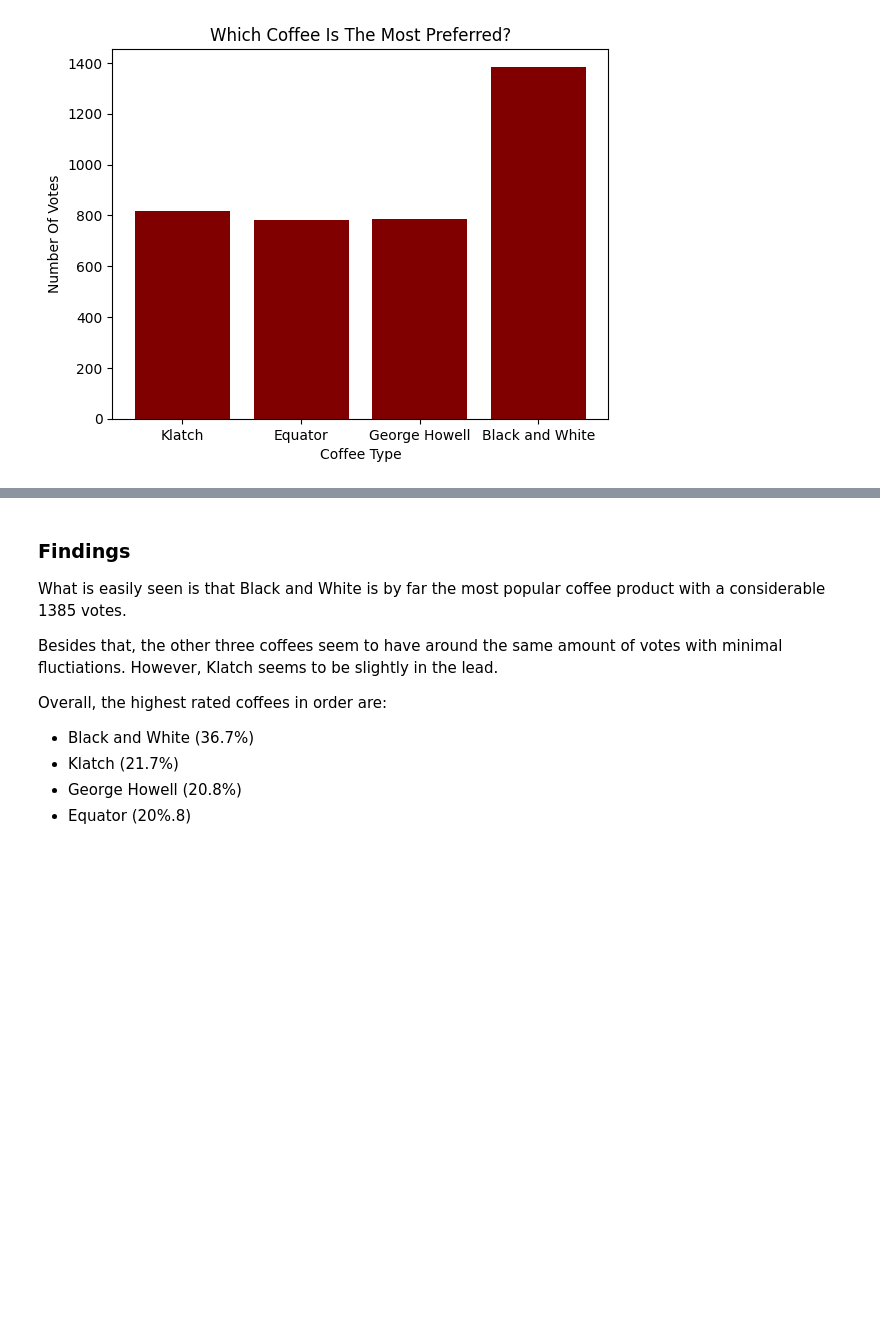
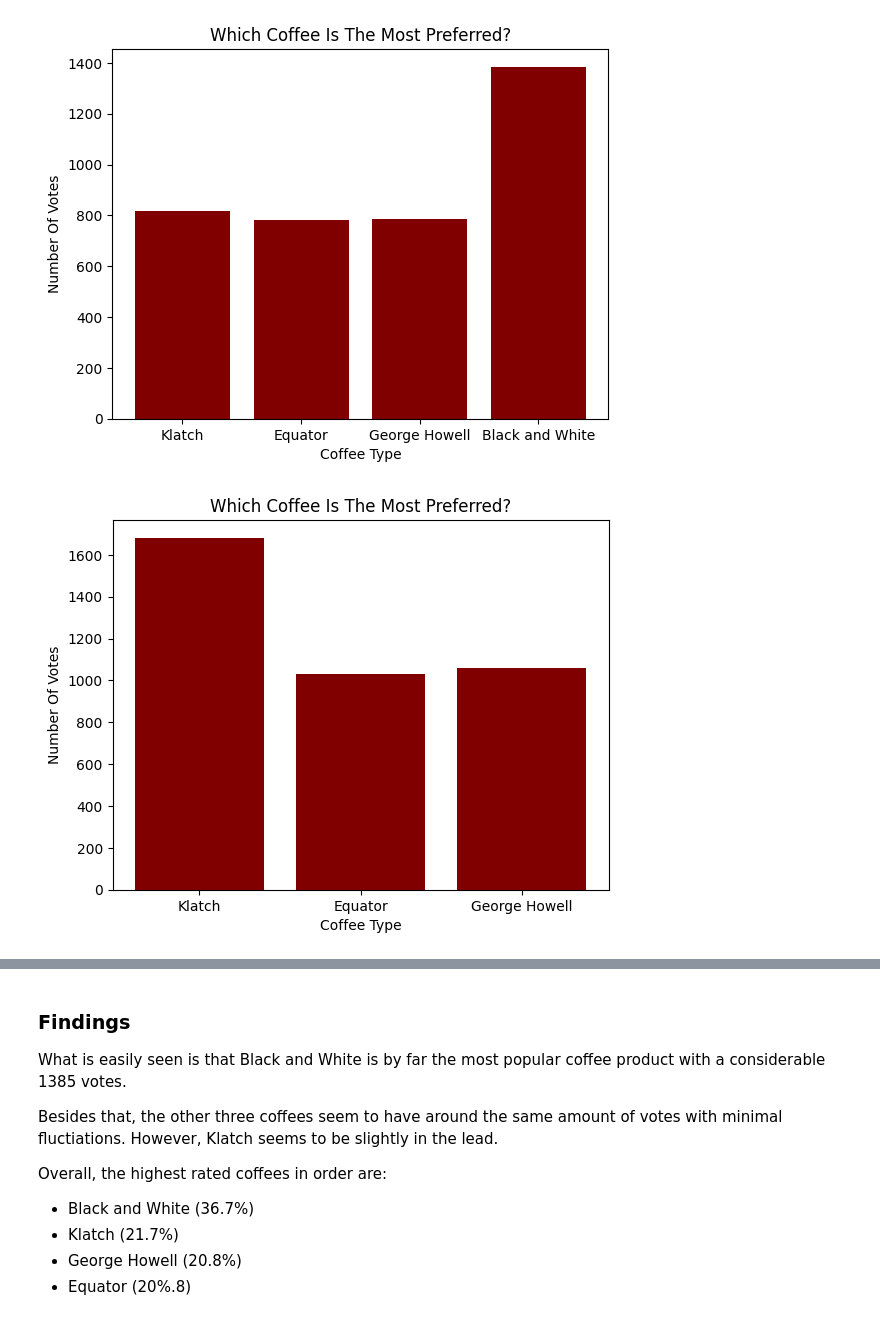
Before and after one commit to TanzeelN/Kaggle-Projects, a Jupyter notebook: American Coffee Taste Test/Data Inspection.ipynb, the cells around one changed output, grey strips where cells are left out. Cells and saved outputs as stored; diff of their text form; code cells hidden in the pictures; blank space fills up the shorter version.

```diff
--- a/American Coffee Taste Test/Data Inspection.ipynb
+++ b/American Coffee Taste Test/Data Inspection.ipynb
@@ -152,3 +152,20 @@ plt.title('Which Coffee Is The Most Preferred?')
 plt.show()
 # %% [output]
 [figure]
+# %%
+HighestABC = pd.DataFrame(Data['prefer_abc'].value_counts())
+DesiredIndex = ['Coffee A', 'Coffee B', 'Coffee C']
+HighestABC = HighestABC.reindex(DesiredIndex)
+
+HighestABC = HighestABC.rename(CoffeeNames)
+
+categories = HighestABC.index
+counts = HighestABC['count']
+
+plt.bar(categories, counts, color = 'maroon')
+plt.xlabel('Coffee Type')
+plt.ylabel('Number Of Votes')
+plt.title('Which Coffee Is The Most Preferred?')
+plt.show()
+# %% [output]
+[figure, added]
```
Also changed, not shown: parts of 17 cells of this notebook.
